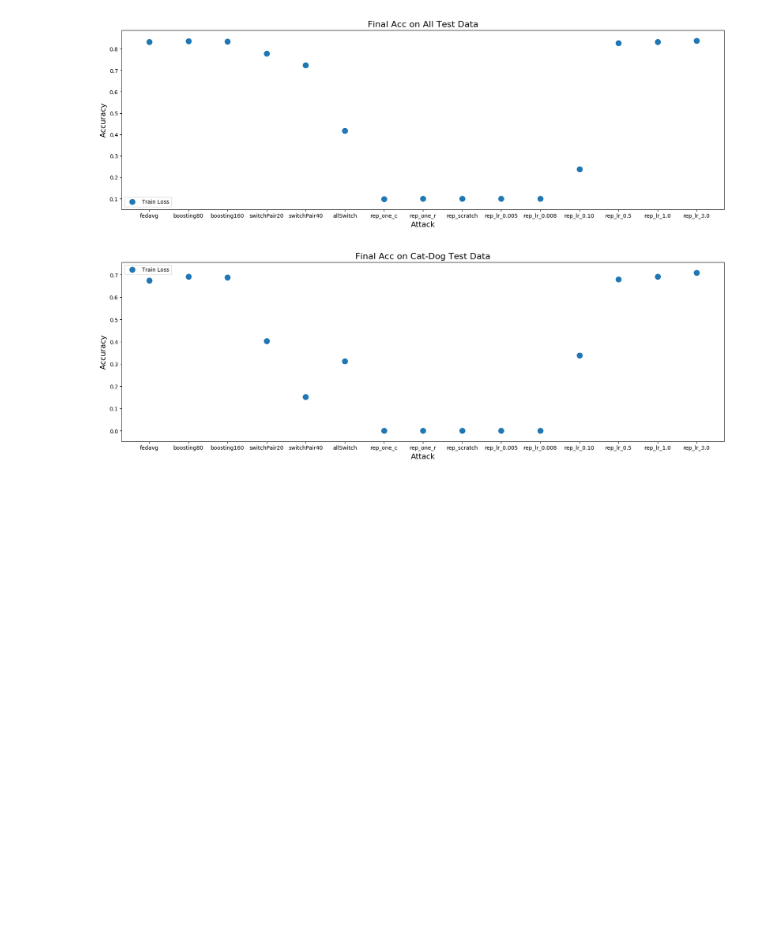
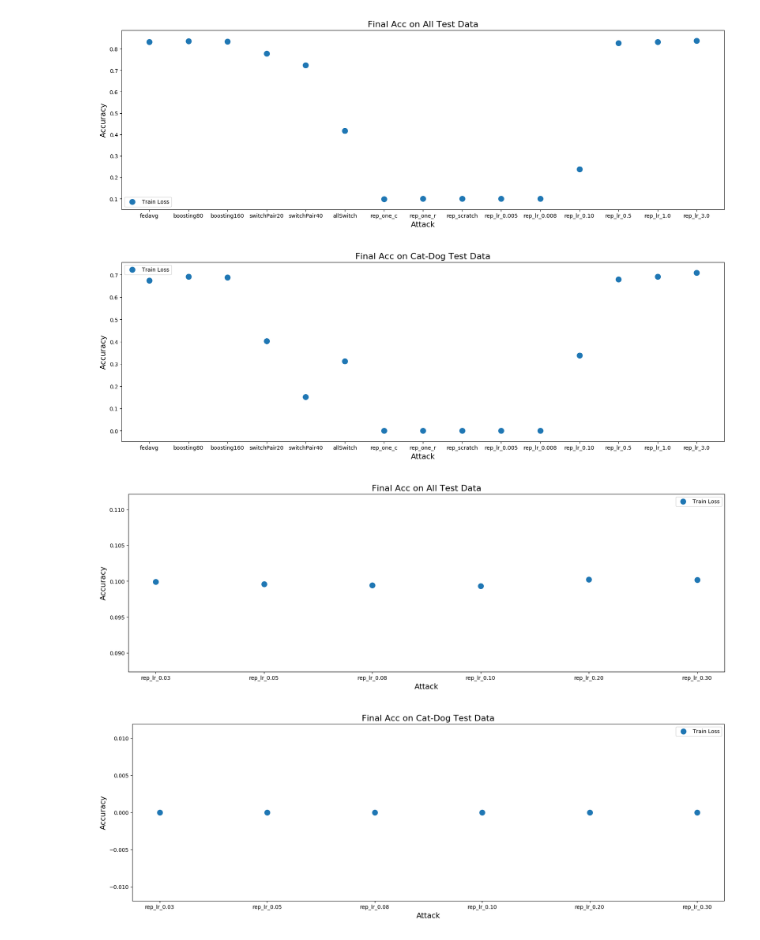
Before and after one commit to U1ltra/pFedDef, a Jupyter notebook: Evaluation/draw_figure.ipynb, the cells around one changed output. Cells and saved outputs as stored; diff of their text form; code cells hidden in the pictures; blank space fills up the shorter version.

Commit message:
eval utilities and log records

```diff
--- a/Evaluation/draw_figure.ipynb
+++ b/Evaluation/draw_figure.ipynb
@@ -165,3 +165,61 @@ labels = [
 # %% [output]
 [figure]
 [figure]
+# %%
+# using 1 / client weight
+
+
+labels = [
+    "rep_lr_0.03",
+    "rep_lr_0.05",
+    "rep_lr_0.08",
+    "rep_lr_0.10",
+    "rep_lr_0.20",
+    "rep_lr_0.30",
+]
+
+all_label_acc = [
+
+    "/home/ubuntu/Documents/jiarui/experiments/FedAvg/cifar10/rep__client_w_lr_03/eval/all_acc.npy",
+    "/home/ubuntu/Documents/jiarui/experiments/FedAvg/cifar10/rep__client_w_lr_05/eval/all_acc.npy",
+    "/home/ubuntu/Documents/jiarui/experiments/FedAvg/cifar10/rep__client_w_lr_08/eval/all_acc.npy",
+    "/home/ubuntu/Documents/jiarui/experiments/FedAvg/cifar10/rep__client_w_lr_010/eval/all_acc.npy",
+    "/home/ubuntu/Documents/jiarui/experiments/FedAvg/cifar10/rep__client_w_lr_020/eval/all_acc.npy",
+    "/home/ubuntu/Documents/jiarui/experiments/FedAvg/cifar10/rep__client_w_lr_030/eval/all_acc.npy",
+]
+pair_label_acc = [
+
+    "/home/ubuntu/Documents/jiarui/experiments/FedAvg/cifar10/rep__client_w_lr_03/eval/pair_acc.npy",
+    "/home/ubuntu/Documents/jiarui/experiments/FedAvg/cifar10/rep__client_w_lr_05/eval/pair_acc.npy",
+    "/home/ubuntu/Documents/jiarui/experiments/FedAvg/cifar10/rep__client_w_lr_08/eval/pair_acc.npy",
+    "/home/ubuntu/Documents/jiarui/experiments/FedAvg/cifar10/rep__client_w_lr_010/eval/pair_acc.npy",
+    "/home/ubuntu/Documents/jiarui/experiments/FedAvg/cifar10/rep__client_w_lr_020/eval/pair_acc.npy",
+    "/home/ubuntu/Documents/jiarui/experiments/FedAvg/cifar10/rep__client_w_lr_030/eval/pair_acc.npy",
+]
+
+all_label_avg_acc = []
+for i in all_label_acc:
+    res = np.load(i)
+    all_label_avg_acc.append(
+        np.sum(res) / (res.shape[0] * res.shape[1])
+    )
+
+plot_training_curves(
+    all_label_avg_acc, labels, "Final Acc on All Test Data",
+    "test_on_all_label.pdf"
+)
+
+pair_label_avg_acc = []
+for i in pair_label_acc:
+    res = np.load(i)
+    pair_label_avg_acc.append(
+        np.sum(res) / (res.shape[0] * res.shape[1])
+    )
+
+plot_training_curves(
+    pair_label_avg_acc, labels, "Final Acc on Cat-Dog Test Data",
+    "test_on_pair_label.pdf"
+)
+# %% [output]
+[figure, added]
+[figure, added]
```
Also changed, not shown: 4 other files.
